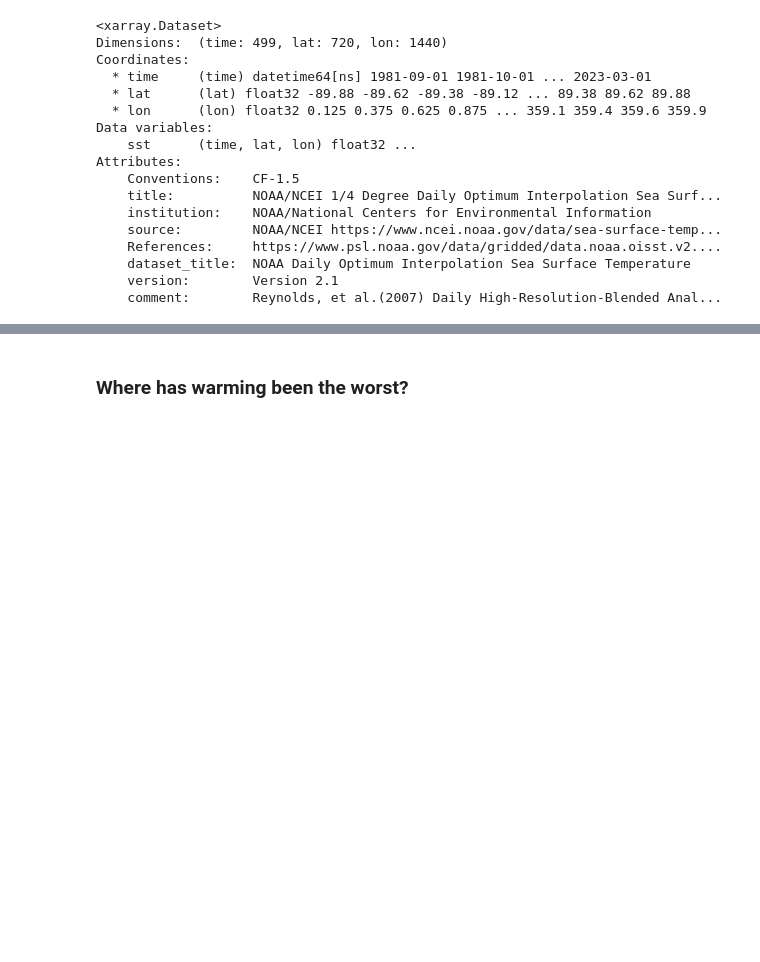
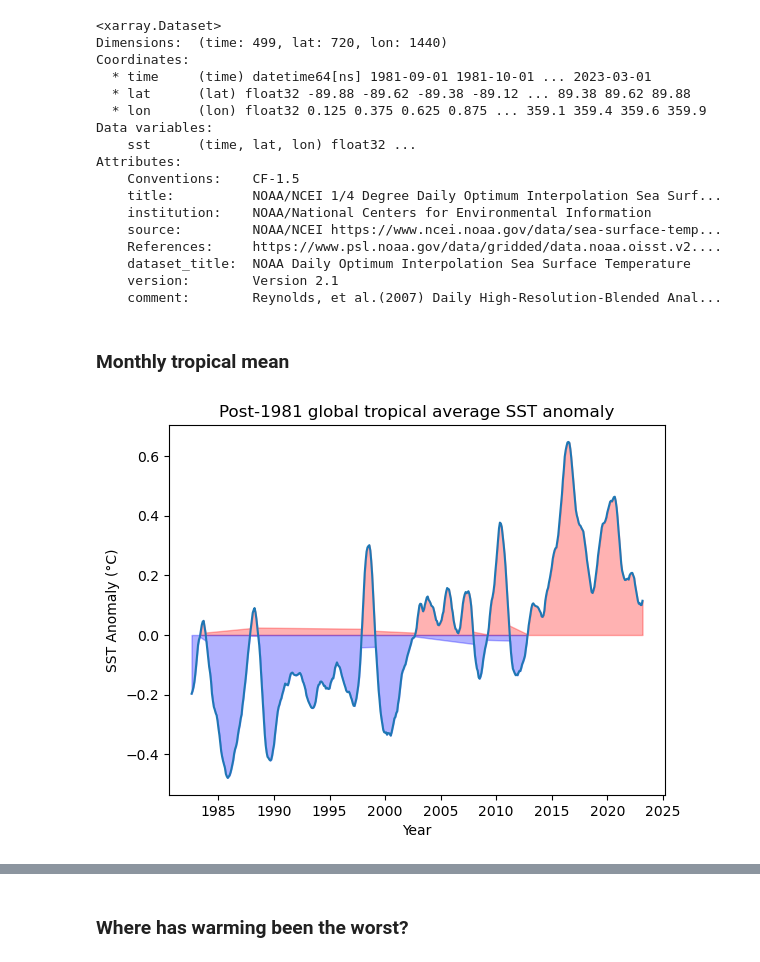
Before and after one commit to sydney-machine-learning/cyclonecategory_GCMs, a Jupyter notebook: Climate Project/albert/notebooks/SSTs.ipynb, the cells around one changed output, grey strips where cells are left out. Cells and saved outputs as stored; diff of their text form; code cells hidden in the pictures; blank space fills up the shorter version.

```diff
--- a/Climate Project/albert/notebooks/SSTs.ipynb
+++ b/Climate Project/albert/notebooks/SSTs.ipynb
@@ -34,3 +34,42 @@ Attributes:
     dataset_title:  NOAA Daily Optimum Interpolation Sea Surface Temperature
     version:        Version 2.1
     comment:        Reynolds, et al.(2007) Daily High-Resolution-Blended Anal...
+# %% [markdown]
+### Monthly tropical mean
+# %%
+tropical_mean = monthly_avg_ssts['sst'].sel(lat=slice(-20,20)).mean(dim=['lat', 'lon'])
+historical_tropical_mean = tropical_mean.mean(dim='time').values
+rolling_tropical_mean = tropical_mean.rolling(time=12).mean().dropna(dim='time')
+historical_tropical_mean_anomaly = rolling_tropical_mean - historical_tropical_mean
+tropical_anomaly_df = historical_tropical_mean_anomaly.to_dataframe().reset_index()
+
+def plot_anomaly(df, x_name, y_name, title, x_label, y_label):
+    ax = sns.lineplot(data = df,y=y_name, x=x_name)
+    line_obj = ax.lines[0]
+    x1 = line_obj.get_xydata()[:,0]
+    y1 = line_obj.get_xydata()[:,1]
+
+    x1_pos = x1[y1 > 0]
+    y1_pos = y1[y1 > 0]
+
+    x1_neg = x1[y1 < 0]
+    y1_neg = y1[y1 < 0]
+
+    ax.fill_between(x1_pos,y1_pos, color="red", alpha=0.3)
+    ax.fill_between(x1_neg,y1_neg, color="blue", alpha=0.3)
+    ax.set_xlabel(x_label)
+    ax.set_ylabel(y_label)
+    ax.set_title(title)
+    plt.show()
+    fig = ax.get_figure()
+    fig.savefig('tropical_sst_anomaly')
+
+plot_anomaly(
+    tropical_anomaly_df,
+    y_name='sst',
+    x_name='time',
+    title='Post-1981 global tropical average SST anomaly',
+    x_label='Year',
+    y_label='SST Anomaly (°C)')
+# %% [output]
+[figure, added]
```
Also changed, not shown: parts of 12 cells of this notebook, 8 other files.
